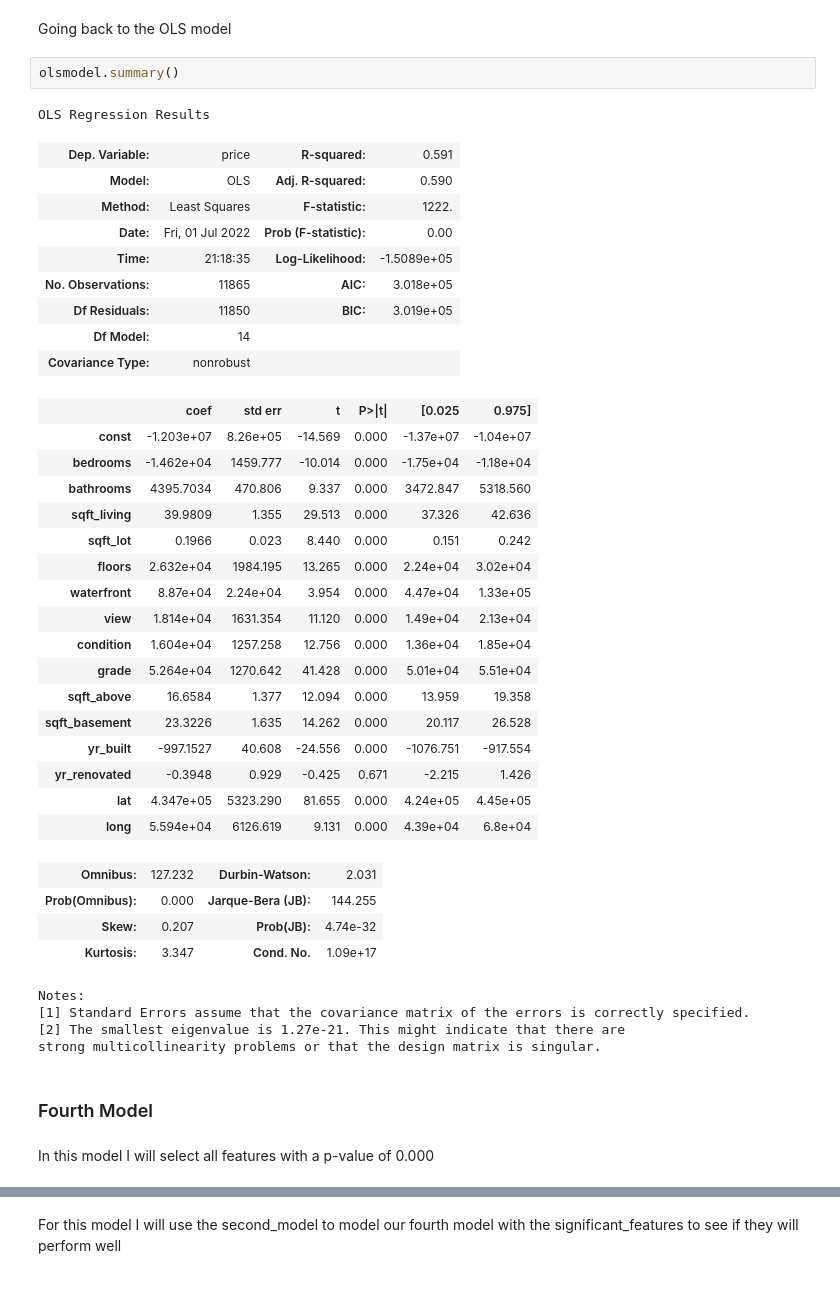
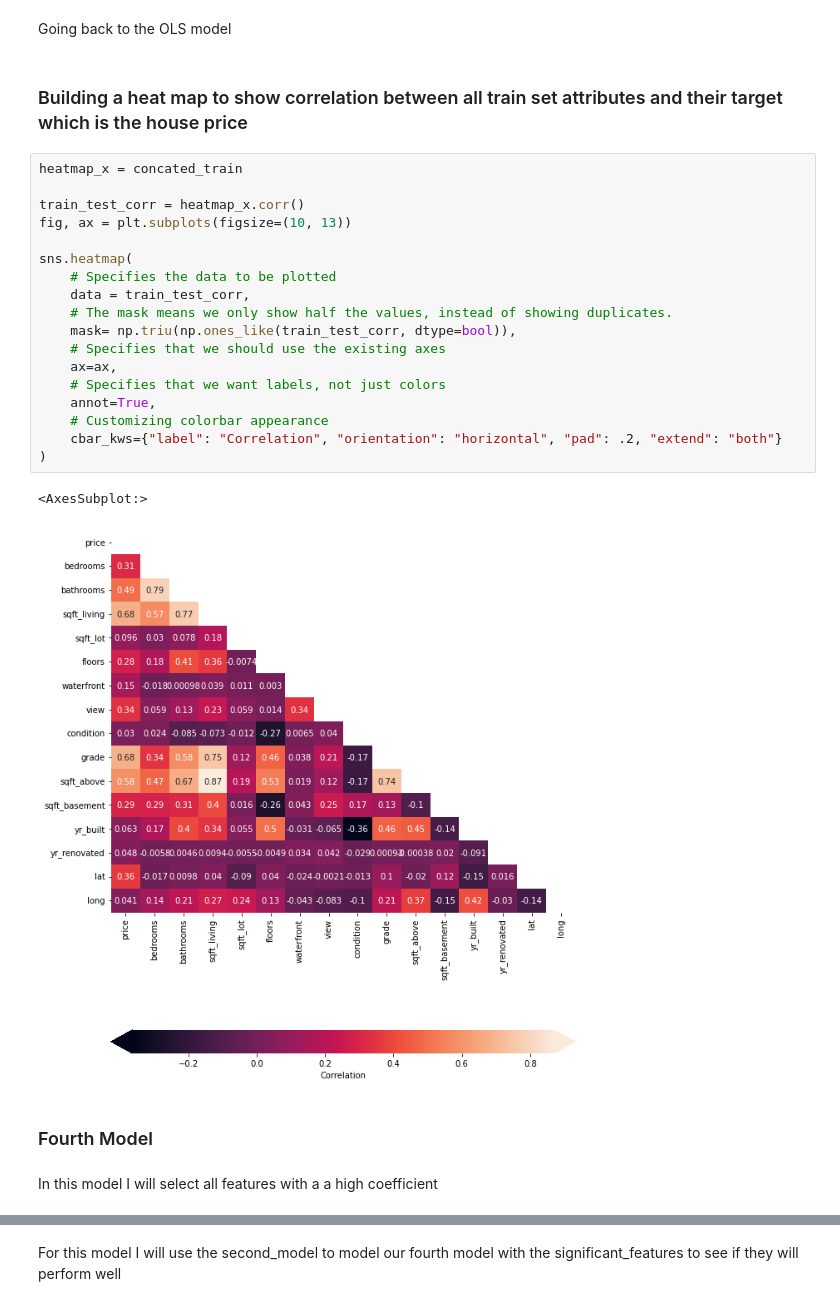
Before and after one commit to IainMosima/Moringa-Phase2, a Jupyter notebook: iain.ipynb, the cells around one changed output, grey strips where cells are left out. Drawn from its saved outputs; the diff is of its cells as text.

Commit message:
Carried out some error correction

```diff
--- a/iain.ipynb
+++ b/iain.ipynb
@@ -776,47 +749,32 @@ Difference in scores:   1.3865194184911354
 This model performed bad, it scored a good train score but a less validation score hence it is overfitting.
 # %% [markdown]
 Going back to the OLS model
-# %%
-olsmodel.summary()
-# %% [output]
-OLS Regression Results
-| Dep. Variable: | price | R-squared: | 0.591 |
-| Model: | OLS | Adj. R-squared: | 0.590 |
-| Method: | Least Squares | F-statistic: | 1222. |
-| Date: | Fri, 01 Jul 2022 | Prob (F-statistic): | 0.00 |
-| Time: | 21:18:35 | Log-Likelihood: | -1.5089e+05 |
-| No. Observations: | 11865 | AIC: | 3.018e+05 |
-| Df Residuals: | 11850 | BIC: | 3.019e+05 |
-| Df Model: | 14 |  |  |
-| Covariance Type: | nonrobust |  |  |
-|  | coef | std err | t | P>|t| | [0.025 | 0.975] |
-| const | -1.203e+07 | 8.26e+05 | -14.569 | 0.000 | -1.37e+07 | -1.04e+07 |
-| bedrooms | -1.462e+04 | 1459.777 | -10.014 | 0.000 | -1.75e+04 | -1.18e+04 |
-| bathrooms | 4395.7034 | 470.806 | 9.337 | 0.000 | 3472.847 | 5318.560 |
-| sqft_living | 39.9809 | 1.355 | 29.513 | 0.000 | 37.326 | 42.636 |
-| sqft_lot | 0.1966 | 0.023 | 8.440 | 0.000 | 0.151 | 0.242 |
-| floors | 2.632e+04 | 1984.195 | 13.265 | 0.000 | 2.24e+04 | 3.02e+04 |
-| waterfront | 8.87e+04 | 2.24e+04 | 3.954 | 0.000 | 4.47e+04 | 1.33e+05 |
-| view | 1.814e+04 | 1631.354 | 11.120 | 0.000 | 1.49e+04 | 2.13e+04 |
-| condition | 1.604e+04 | 1257.258 | 12.756 | 0.000 | 1.36e+04 | 1.85e+04 |
-| grade | 5.264e+04 | 1270.642 | 41.428 | 0.000 | 5.01e+04 | 5.51e+04 |
-| sqft_above | 16.6584 | 1.377 | 12.094 | 0.000 | 13.959 | 19.358 |
-| sqft_basement | 23.3226 | 1.635 | 14.262 | 0.000 | 20.117 | 26.528 |
-| yr_built | -997.1527 | 40.608 | -24.556 | 0.000 | -1076.751 | -917.554 |
-| yr_renovated | -0.3948 | 0.929 | -0.425 | 0.671 | -2.215 | 1.426 |
-| lat | 4.347e+05 | 5323.290 | 81.655 | 0.000 | 4.24e+05 | 4.45e+05 |
-| long | 5.594e+04 | 6126.619 | 9.131 | 0.000 | 4.39e+04 | 6.8e+04 |
-| Omnibus: | 127.232 | Durbin-Watson: | 2.031 |
-| Prob(Omnibus): | 0.000 | Jarque-Bera (JB): | 144.255 |
-| Skew: | 0.207 | Prob(JB): | 4.74e-32 |
-| Kurtosis: | 3.347 | Cond. No. | 1.09e+17 |
-Notes:
-[1] Standard Errors assume that the covariance matrix of the errors is correctly specified.
-[2] The smallest eigenvalue is 1.27e-21. This might indicate that there are
-strong multicollinearity problems or that the design matrix is singular.
+# %% [markdown]
+### Building a heat map to show correlation between all train set attributes and their target which is the house price
+# %%
+heatmap_x = concated_train
+
+train_test_corr = heatmap_x.corr()
+fig, ax = plt.subplots(figsize=(10, 13))
+
+sns.heatmap(
+    # Specifies the data to be plotted
+    data = train_test_corr,
+    # The mask means we only show half the values, instead of showing duplicates.
+    mask= np.triu(np.ones_like(train_test_corr, dtype=bool)),
+    # Specifies that we should use the existing axes
+    ax=ax,
+    # Specifies that we want labels, not just colors
+    annot=True,
+    # Customizing colorbar appearance
+    cbar_kws={"label": "Correlation", "orientation": "horizontal", "pad": .2, "extend": "both"}
+)
+# %% [output]
+<AxesSubplot:>
+[figure, added]
 # %% [markdown]
 ### Fourth Model
 # %% [markdown]
-In this model I will select all features with a p-value of 0.000
+In this model I will select all features with a a high coefficient
 # %%
 # selecting all attributes with a p value of 0.0000 and checking if they suit for a good model
```
Also changed, not shown: parts of 31 cells of this notebook.
